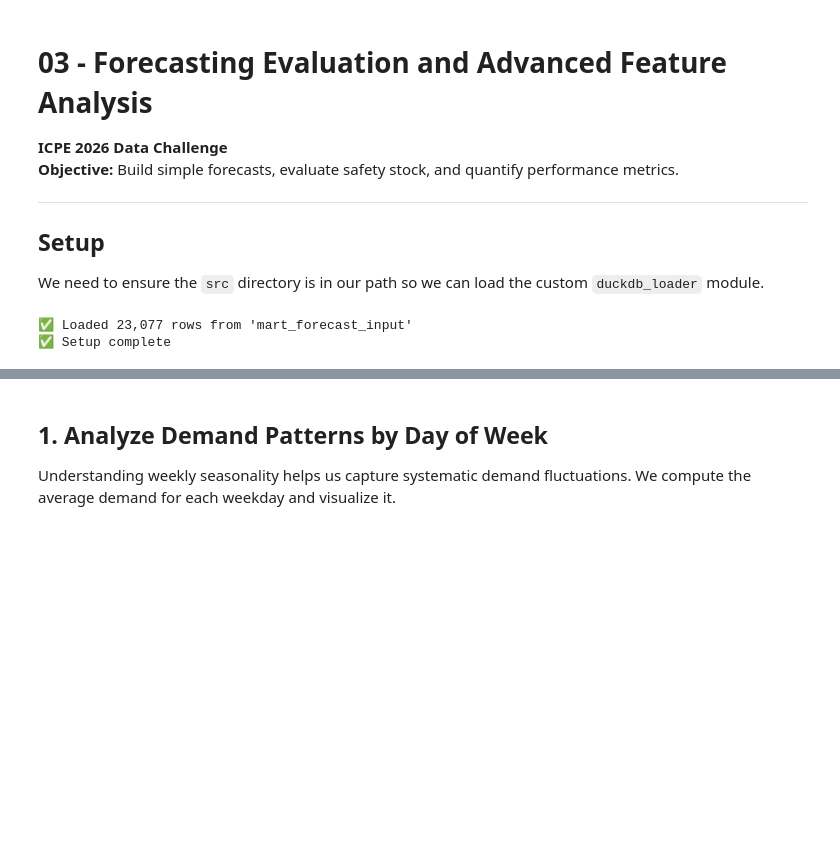
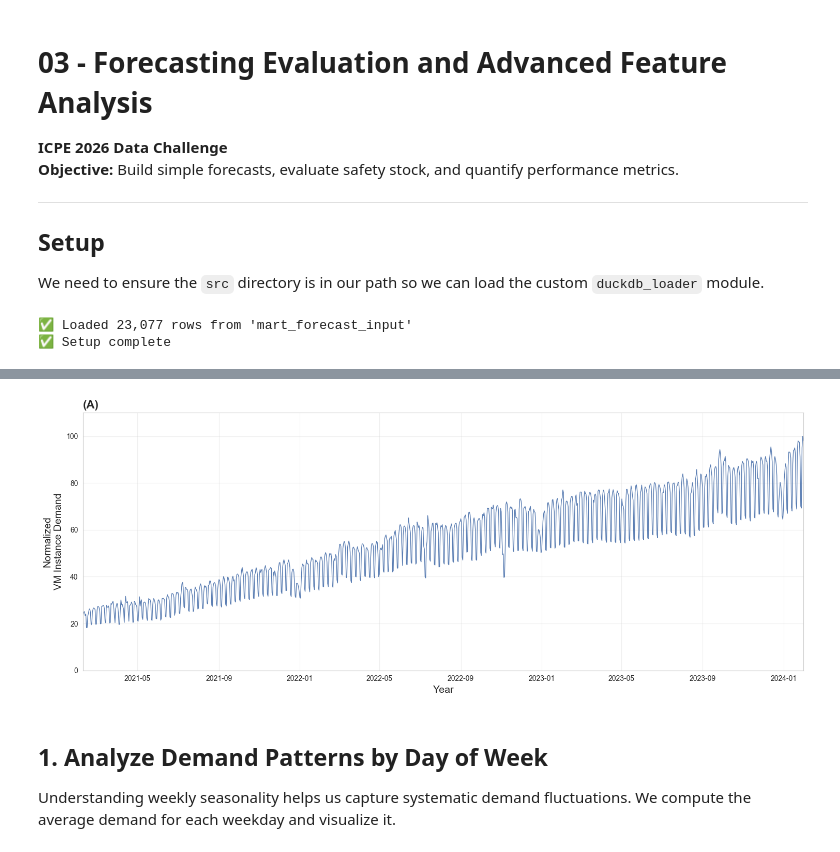
Before and after one commit to hpena212/snowflake-shaved-ice, a Jupyter notebook: notebooks/03_forecasting_evaluation.ipynb, the cells around one changed output, grey strips where cells are left out. Drawn from its saved outputs; the diff is of its cells as text; code cells hidden in the pictures; blank space fills up the shorter version.

Commit message:
Added global deman visualization

```diff
--- a/notebooks/03_forecasting_evaluation.ipynb
+++ b/notebooks/03_forecasting_evaluation.ipynb
@@ -34,3 +38,23 @@ print("✅ Setup complete")
+# %%
+# aggregate globally and normalize to 0-100 scale
+global_series = df.groupby('date')['demand'].sum().reset_index()
+global_series['normalized_demand'] = (global_series['demand'] / global_series['demand'].max()) * 100
+
+# Create the visualization
+plt.figure(figsize=(15, 6))
+plt.plot(global_series['date'], global_series['normalized_demand'], color='#5b7eb3', linewidth=1)
+
+# Polish to match the research paper style
+plt.title('(A)', loc='left', fontsize=16, fontweight='bold')
+plt.xlabel('Year', fontsize=14)
+plt.ylabel('Normalized\nVM Instance Demand', fontsize=14)
+plt.grid(True, which='both', linestyle='-', alpha=0.3)
+plt.xlim(global_series['date'].min(), global_series['date'].max())
+plt.ylim(0, 110)
+plt.tight_layout()
+plt.show()
+# %% [output]
+[figure, added]
 # %% [markdown]
 ## 1. Analyze Demand Patterns by Day of Week
 
```
Also changed, not shown: parts of 1 cell of this notebook.
